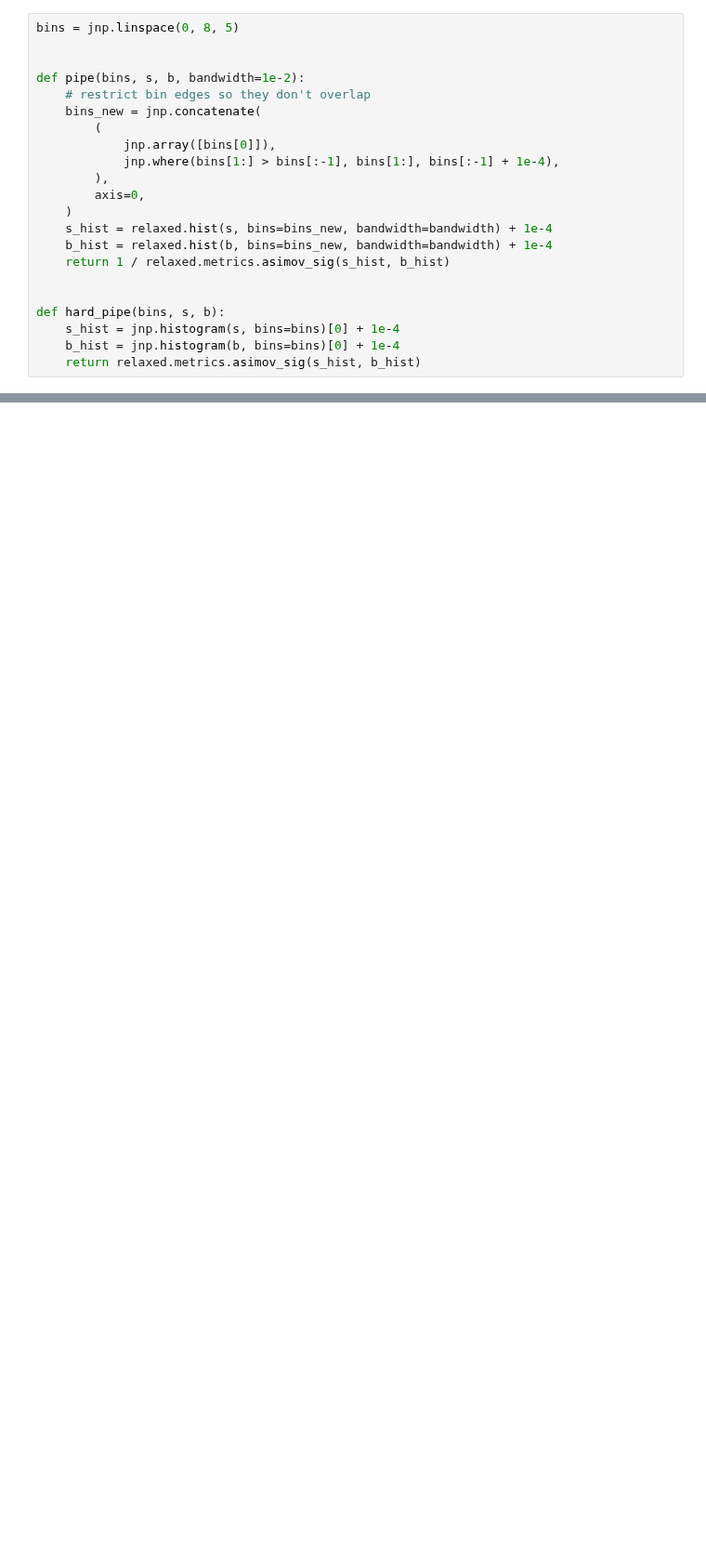
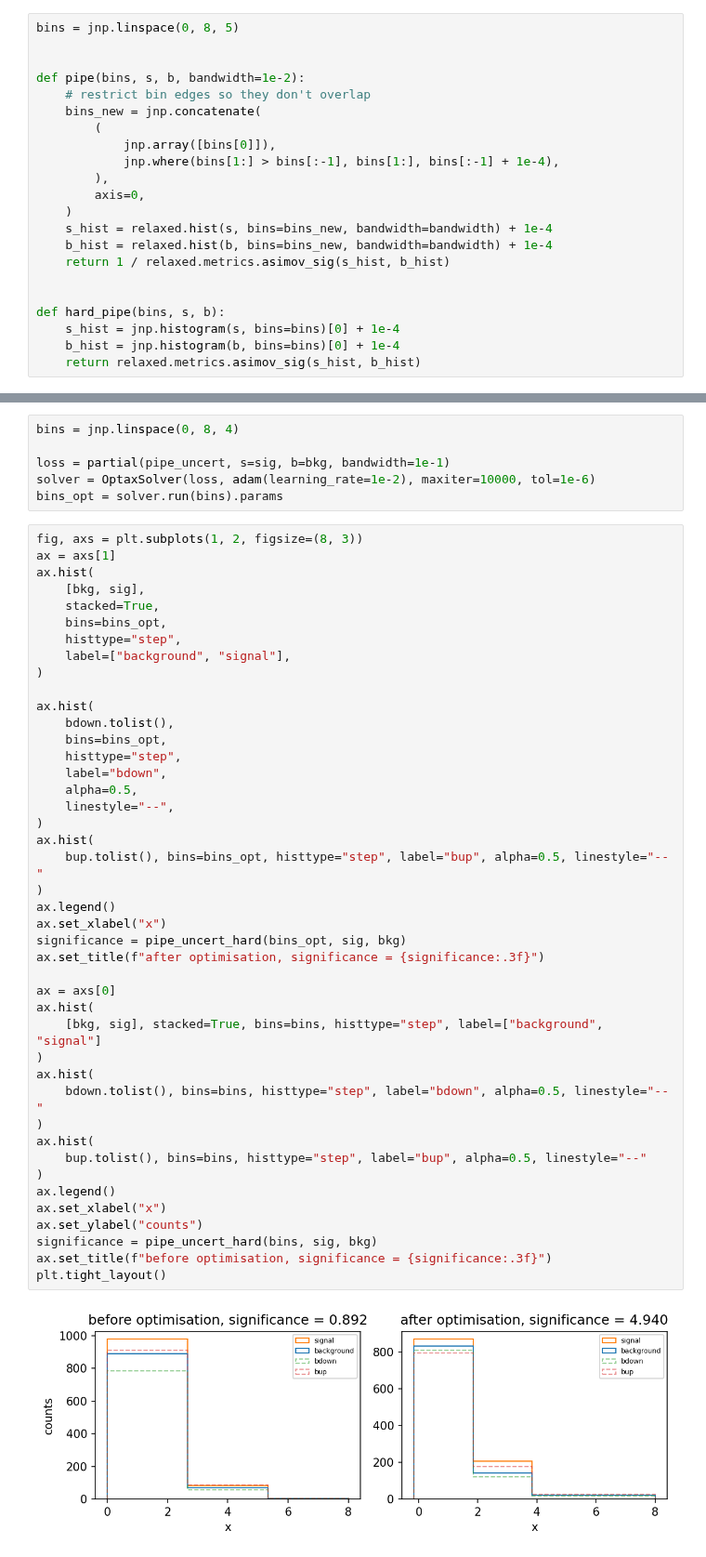
Before and after one commit to gradhep/relaxed, a Jupyter notebook: examples/binning.ipynb, the cells around one changed output, grey strips where cells are left out. Shown at 93% size. Drawn from its saved outputs; the diff is of its cells as text; blank space fills up the shorter version.

```diff
--- a/examples/binning.ipynb
+++ b/examples/binning.ipynb
@@ -93,0 +137,51 @@ plt.tight_layout()
+# %%
+bins = jnp.linspace(0, 8, 4)
+
+loss = partial(pipe_uncert, s=sig, b=bkg, bandwidth=1e-1)
+solver = OptaxSolver(loss, adam(learning_rate=1e-2), maxiter=10000, tol=1e-6)
+bins_opt = solver.run(bins).params
+# %%
+fig, axs = plt.subplots(1, 2, figsize=(8, 3))
+ax = axs[1]
+ax.hist(
+    [bkg, sig],
+    stacked=True,
+    bins=bins_opt,
+    histtype="step",
+    label=["background", "signal"],
+)
+
+ax.hist(
+    bdown.tolist(),
+    bins=bins_opt,
+    histtype="step",
+    label="bdown",
+    alpha=0.5,
+    linestyle="--",
+)
+ax.hist(
+    bup.tolist(), bins=bins_opt, histtype="step", label="bup", alpha=0.5, linestyle="--"
+)
+ax.legend()
+ax.set_xlabel("x")
+significance = pipe_uncert_hard(bins_opt, sig, bkg)
+ax.set_title(f"after optimisation, significance = {significance:.3f}")
+
+ax = axs[0]
+ax.hist(
+    [bkg, sig], stacked=True, bins=bins, histtype="step", label=["background", "signal"]
+)
+ax.hist(
+    bdown.tolist(), bins=bins, histtype="step", label="bdown", alpha=0.5, linestyle="--"
+)
+ax.hist(
+    bup.tolist(), bins=bins, histtype="step", label="bup", alpha=0.5, linestyle="--"
+)
+ax.legend()
+ax.set_xlabel("x")
+ax.set_ylabel("counts")
+significance = pipe_uncert_hard(bins, sig, bkg)
+ax.set_title(f"before optimisation, significance = {significance:.3f}")
+plt.tight_layout()
+# %% [output]
+[figure, added]
```
Also changed, not shown: parts of 4 cells of this notebook.
